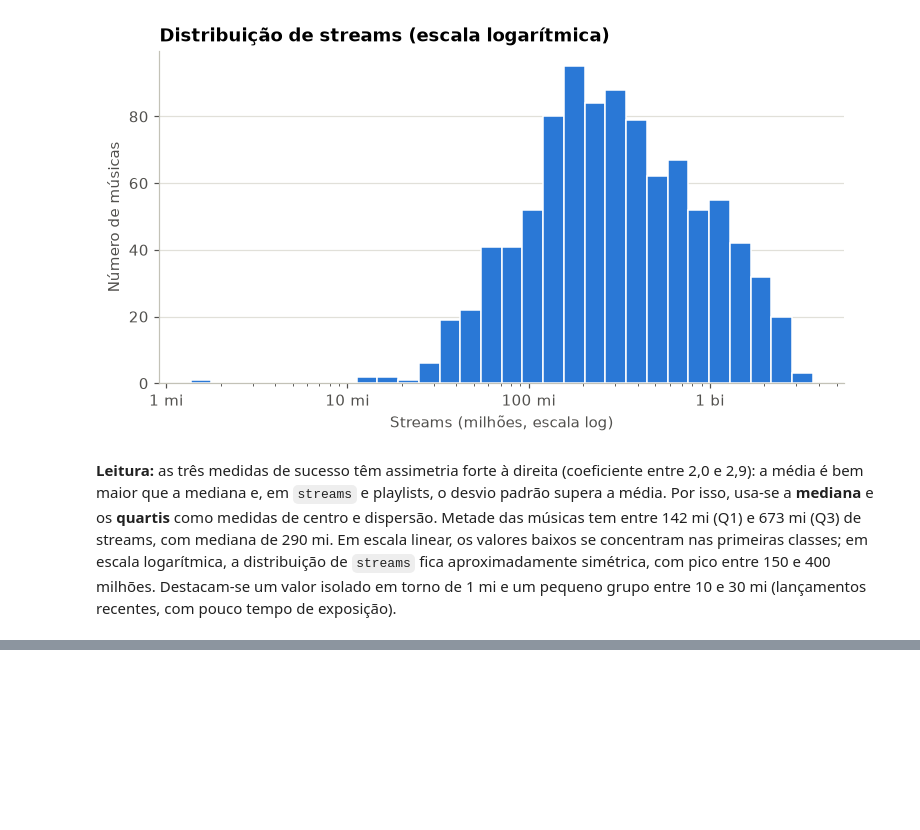
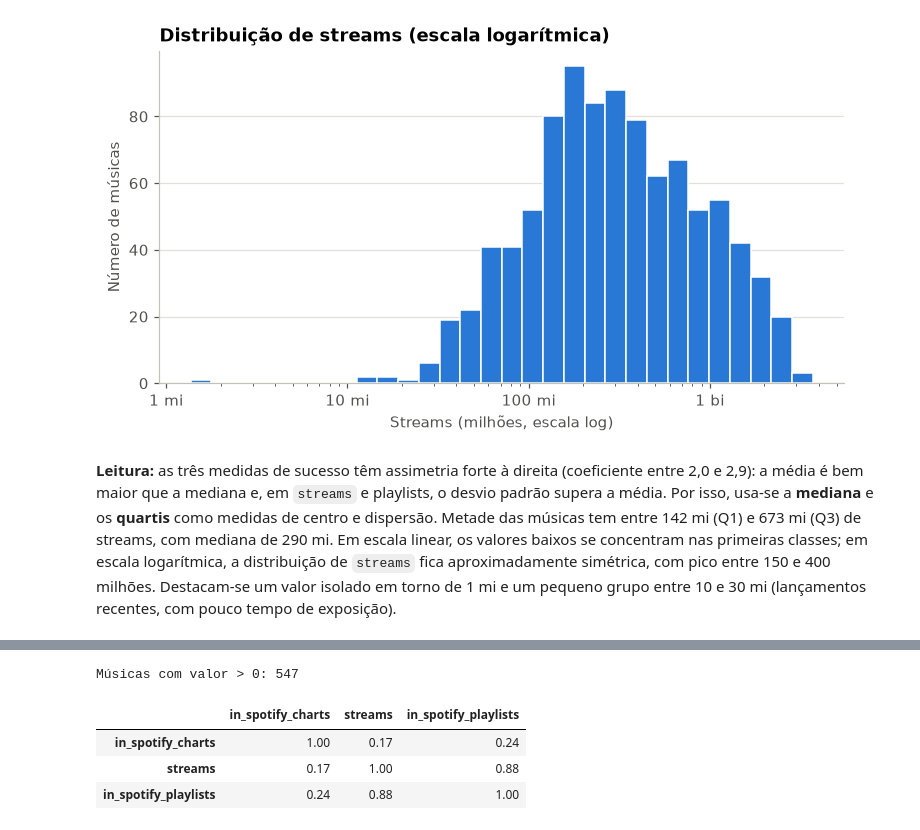
Before and after one commit to CarlosEduardodeCamposOlivera/spotify-streams-analysis, a Jupyter notebook: notebooks/03_analise_descritiva.ipynb, the cells around one changed output, grey strips where cells are left out. Saved outputs shown, nothing was run; the diff lists cells and outputs as text; code cells hidden in the pictures; blank space fills up the shorter version.

```diff
--- a/notebooks/03_analise_descritiva.ipynb
+++ b/notebooks/03_analise_descritiva.ipynb
@@ -314,0 +359,13 @@ entre 150 e 400 milhões. Destacam-se um valor isolado em torno de 1 mi e um peq
+# %%
+# Procurando uma correlação com outras medidas de sucesso:
+
+nos_charts = df[df["in_spotify_charts"] > 0]
+print(f"Músicas com valor > 0: {len(nos_charts)}")
+
+nos_charts[["in_spotify_charts", "streams", "in_spotify_playlists"]].corr(method="spearman")
+# %% [output]
+Músicas com valor > 0: 547
+|  | in_spotify_charts | streams | in_spotify_playlists |
+| in_spotify_charts | 1.00 | 0.17 | 0.24 |
+| streams | 0.17 | 1.00 | 0.88 |
+| in_spotify_playlists | 0.24 | 0.88 | 1.00 |
```
Also changed, not shown: parts of 8 cells of this notebook, 2 other files.
